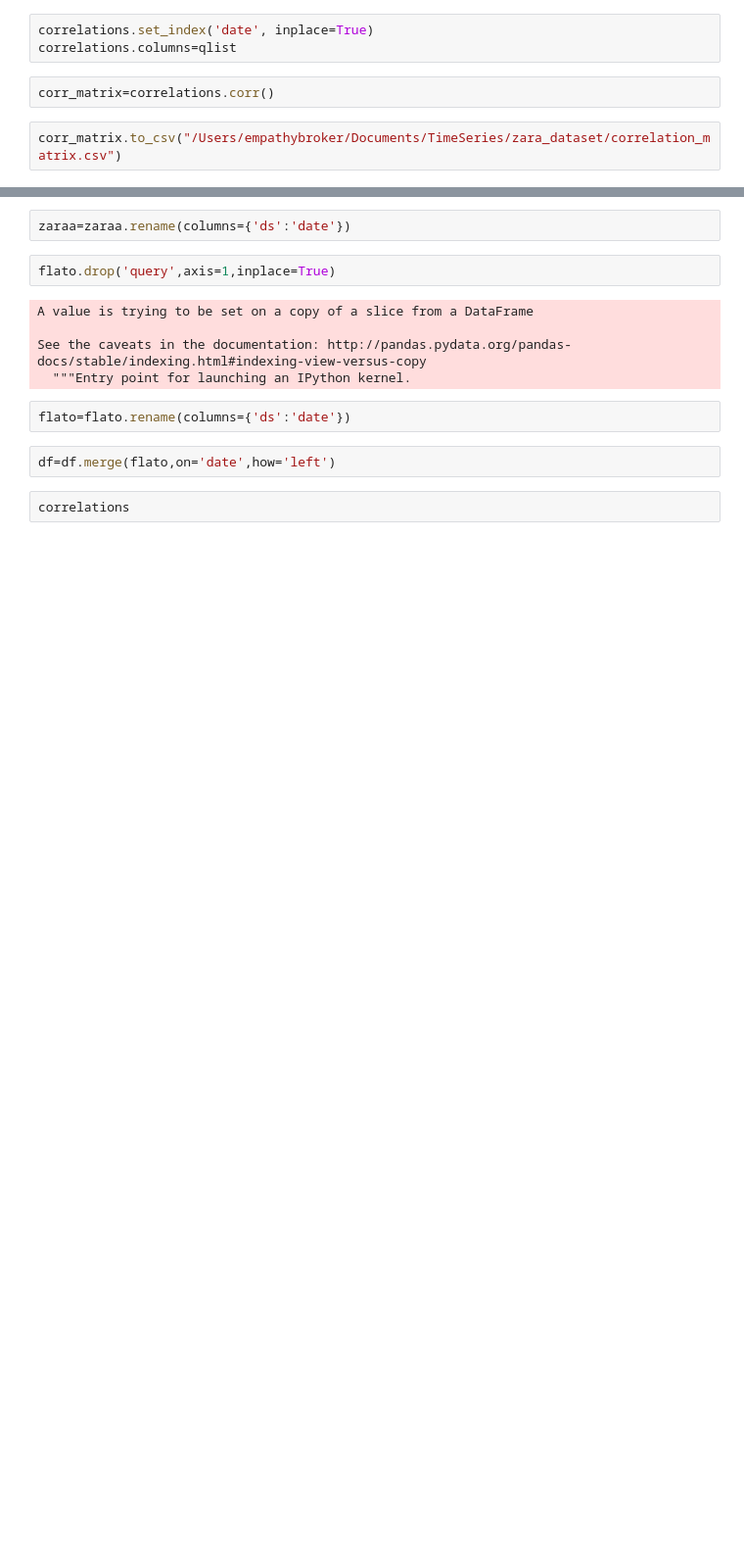
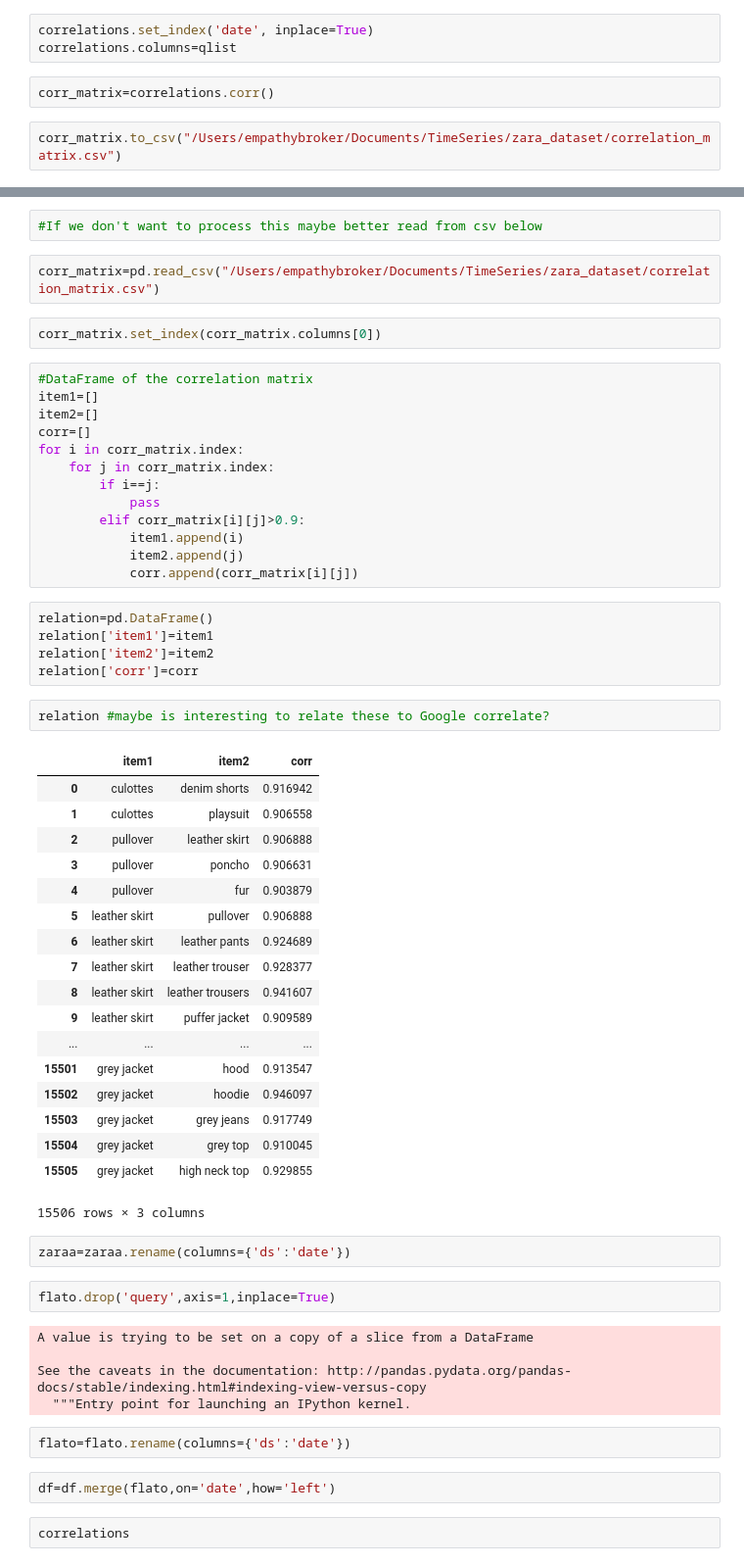
Before and after one commit to Yosian/Search-engine-trends, a Jupyter notebook: Automated Zara.ipynb, the cells around one changed output, grey strips where cells are left out. Shown at 98% size. Saved outputs shown, nothing was run; the diff lists cells and outputs as text; blank space fills up the shorter version.

```diff
--- a/Automated Zara.ipynb
+++ b/Automated Zara.ipynb
@@ -155,3 +120,48 @@ hits
+# %%
+#If we don't want to process this maybe better read from csv below
+# %%
+corr_matrix=pd.read_csv("/Users/empathybroker/Documents/TimeSeries/zara_dataset/correlation_matrix.csv")
+# %%
+corr_matrix.set_index(corr_matrix.columns[0])
+# %%
+#DataFrame of the correlation matrix
+item1=[]
+item2=[]
+corr=[]
+for i in corr_matrix.index:
+    for j in corr_matrix.index:
+        if i==j:
+            pass
+        elif corr_matrix[i][j]>0.9:
+            item1.append(i)
+            item2.append(j)
+            corr.append(corr_matrix[i][j])
+# %%
+relation=pd.DataFrame()
+relation['item1']=item1
+relation['item2']=item2
+relation['corr']=corr
+# %%
+relation #maybe is interesting to relate these to Google correlate?
+# %% [output]
+|  | item1 | item2 | corr |
+| 0 | culottes | denim shorts | 0.916942 |
+| 1 | culottes | playsuit | 0.906558 |
+| 2 | pullover | leather skirt | 0.906888 |
+| 3 | pullover | poncho | 0.906631 |
+| 4 | pullover | fur | 0.903879 |
+| 5 | leather skirt | pullover | 0.906888 |
+| 6 | leather skirt | leather pants | 0.924689 |
+| 7 | leather skirt | leather trouser | 0.928377 |
+| 8 | leather skirt | leather trousers | 0.941607 |
+| 9 | leather skirt | puffer jacket | 0.909589 |
+| ... | ... | ... | ... |
+| 15501 | grey jacket | hood | 0.913547 |
+| 15502 | grey jacket | hoodie | 0.946097 |
+| 15503 | grey jacket | grey jeans | 0.917749 |
+| 15504 | grey jacket | grey top | 0.910045 |
+| 15505 | grey jacket | high neck top | 0.929855 |
+15506 rows × 3 columns
 # %%
 zaraa=zaraa.rename(columns={'ds':'date'})
 # %%
```
Also changed, not shown: parts of 10 cells of this notebook.
